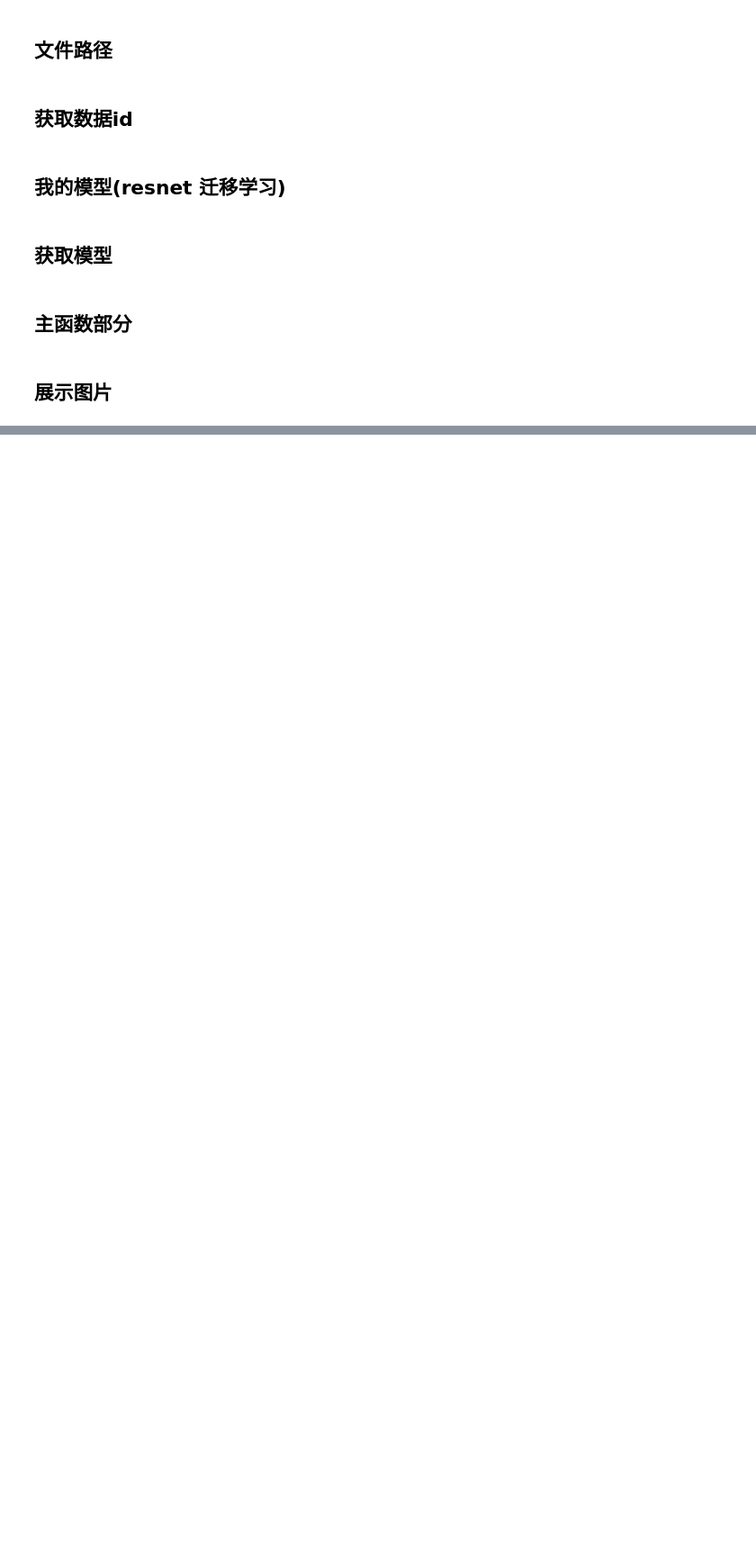
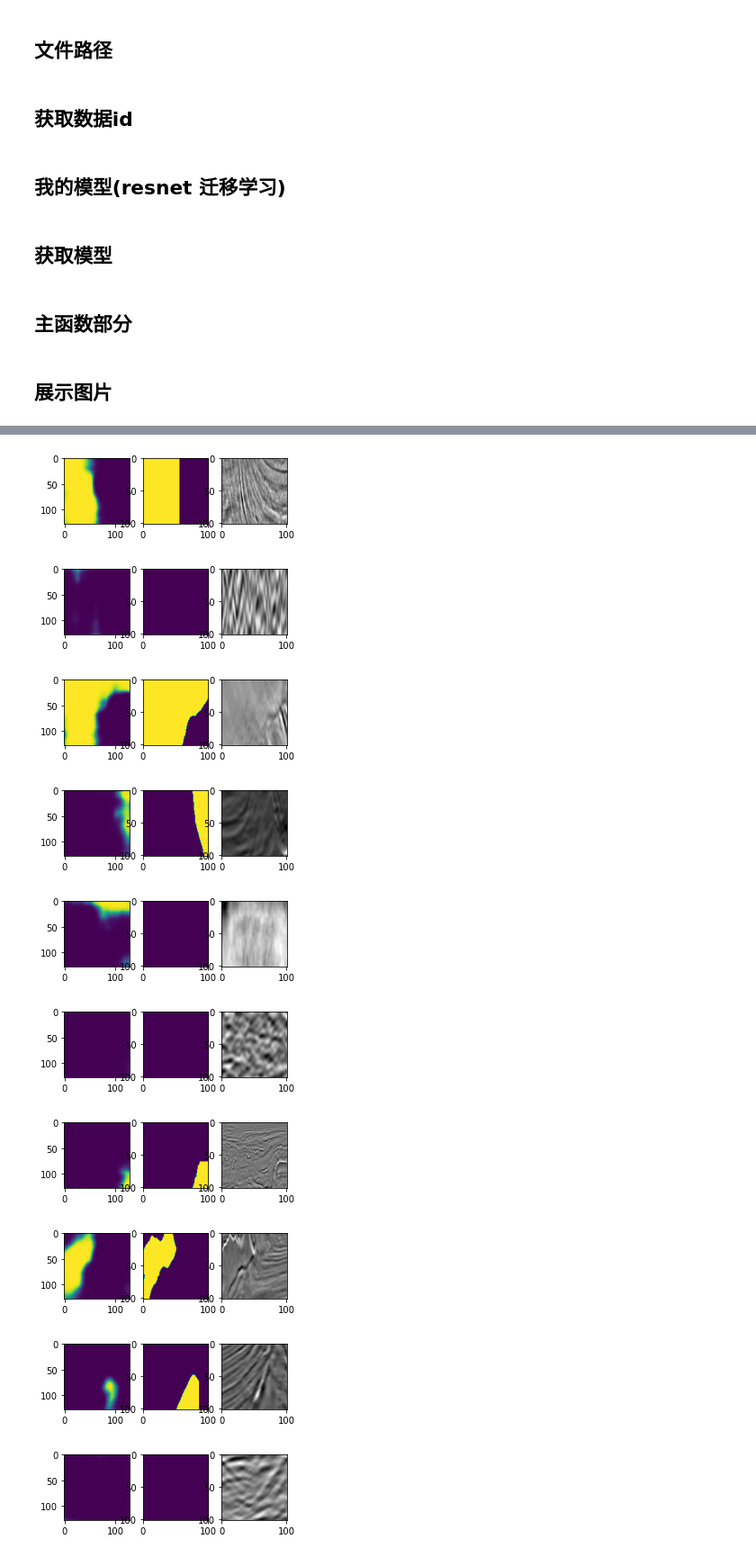
Before and after one commit to bbblll/deeplearning, a Jupyter notebook: resnet_18_结果.ipynb, the cells around one changed output, grey strips where cells are left out. Shown: that part at 90% size. Cells and saved outputs as stored; diff of their text form; code cells hidden in the pictures; blank space fills up the shorter version.

```diff
--- a/resnet_18_结果.ipynb
+++ b/resnet_18_结果.ipynb
@@ -200,0 +173,14 @@ torch.Size([12, 64, 128, 128])
+# %%
+for i in range(20):
+  show_output(fold[1][i])
+# %% [output]
+[figure, added]
+[figure, added]
+[figure, added]
+[figure, added]
+[figure, added]
+[figure, added]
+[figure, added]
+[figure, added]
+[figure, added]
+[figure, added]
```
Also changed, not shown: parts of 13 cells of this notebook, 8 other files.
